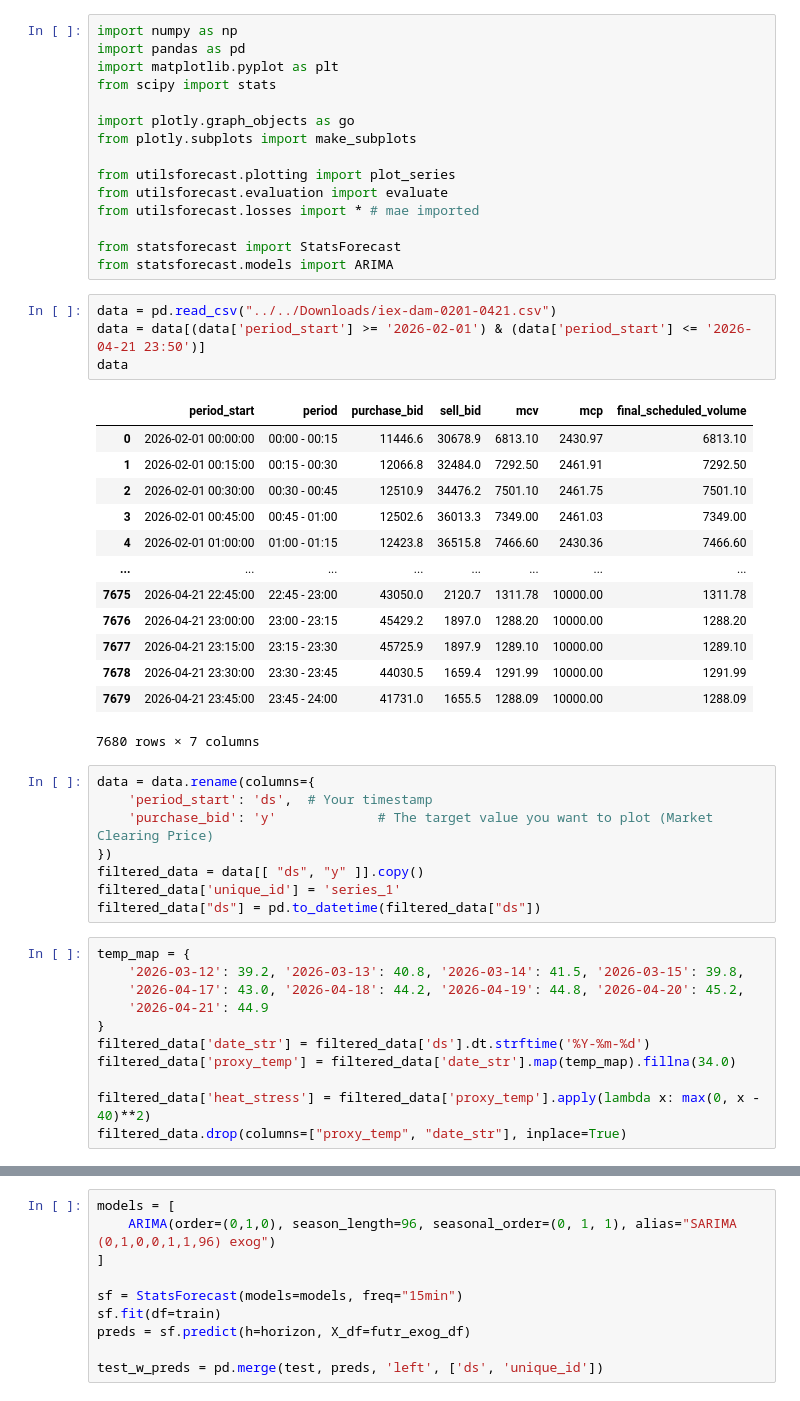
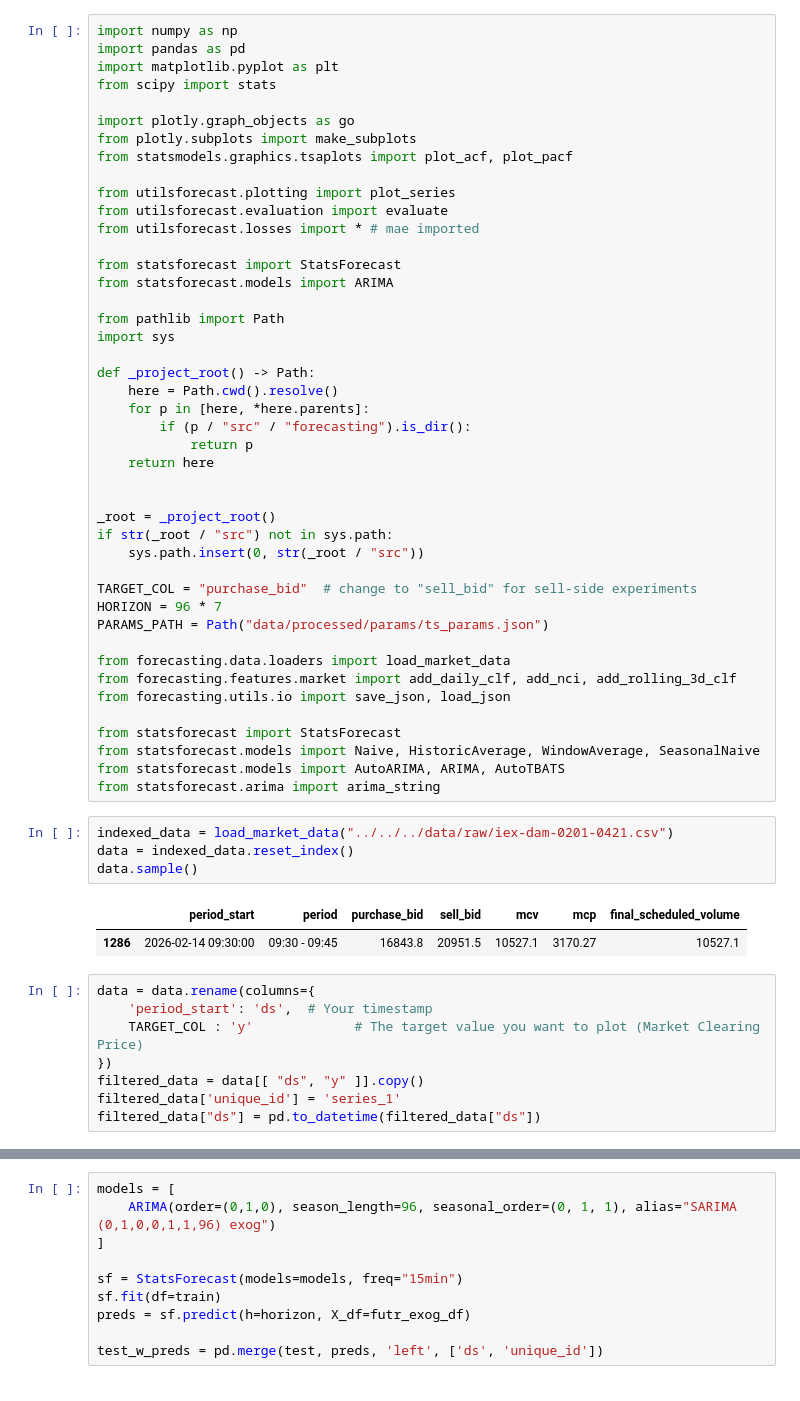
Before and after one commit to dhruvilsangani/EarthSync, a Jupyter notebook: notebooks/05_submission/ts-forecast/Result-PB.ipynb, the cells around one changed output, grey strips where cells are left out. Cells and saved outputs as stored; diff of their text form.

```diff
--- a/notebooks/05_submission/ts-forecast/Result-PB.ipynb
+++ b/notebooks/05_submission/ts-forecast/Result-PB.ipynb
@@ -6,6 +6,7 @@ from scipy import stats
 
 import plotly.graph_objects as go
 from plotly.subplots import make_subplots
+from statsmodels.graphics.tsaplots import plot_acf, plot_pacf
 
 from utilsforecast.plotting import plot_series
 from utilsforecast.evaluation import evaluate
@@ -13,43 +14,49 @@ from utilsforecast.losses import * # mae imported
 
 from statsforecast import StatsForecast
 from statsforecast.models import ARIMA
+
+from pathlib import Path
+import sys
+
+def _project_root() -> Path:
+    here = Path.cwd().resolve()
+    for p in [here, *here.parents]:
+        if (p / "src" / "forecasting").is_dir():
+            return p
+    return here
+
+
+_root = _project_root()
+if str(_root / "src") not in sys.path:
+    sys.path.insert(0, str(_root / "src"))
+
+TARGET_COL = "purchase_bid"  # change to "sell_bid" for sell-side experiments
+HORIZON = 96 * 7
+PARAMS_PATH = Path("data/processed/params/ts_params.json")
+
+from forecasting.data.loaders import load_market_data
+from forecasting.features.market import add_daily_clf, add_nci, add_rolling_3d_clf
+from forecasting.utils.io import save_json, load_json
+
+from statsforecast import StatsForecast
+from statsforecast.models import Naive, HistoricAverage, WindowAverage, SeasonalNaive
+from statsforecast.models import AutoARIMA, ARIMA, AutoTBATS
+from statsforecast.arima import arima_string
 # %%
-data = pd.read_csv("../../Downloads/iex-dam-0201-0421.csv")
-data = data[(data['period_start'] >= '2026-02-01') & (data['period_start'] <= '2026-04-21 23:50')]
-data
+indexed_data = load_market_data("../../../data/raw/iex-dam-0201-0421.csv")
+data = indexed_data.reset_index()
+data.sample()
 # %% [output]
 |  | period_start | period | purchase_bid | sell_bid | mcv | mcp | final_scheduled_volume |
-| 0 | 2026-02-01 00:00:00 | 00:00 - 00:15 | 11446.6 | 30678.9 | 6813.10 | 2430.97 | 6813.10 |
-| 1 | 2026-02-01 00:15:00 | 00:15 - 00:30 | 12066.8 | 32484.0 | 7292.50 | 2461.91 | 7292.50 |
-| 2 | 2026-02-01 00:30:00 | 00:30 - 00:45 | 12510.9 | 34476.2 | 7501.10 | 2461.75 | 7501.10 |
-| 3 | 2026-02-01 00:45:00 | 00:45 - 01:00 | 12502.6 | 36013.3 | 7349.00 | 2461.03 | 7349.00 |
-| 4 | 2026-02-01 01:00:00 | 01:00 - 01:15 | 12423.8 | 36515.8 | 7466.60 | 2430.36 | 7466.60 |
-| ... | ... | ... | ... | ... | ... | ... | ... |
-| 7675 | 2026-04-21 22:45:00 | 22:45 - 23:00 | 43050.0 | 2120.7 | 1311.78 | 10000.00 | 1311.78 |
-| 7676 | 2026-04-21 23:00:00 | 23:00 - 23:15 | 45429.2 | 1897.0 | 1288.20 | 10000.00 | 1288.20 |
-| 7677 | 2026-04-21 23:15:00 | 23:15 - 23:30 | 45725.9 | 1897.9 | 1289.10 | 10000.00 | 1289.10 |
-| 7678 | 2026-04-21 23:30:00 | 23:30 - 23:45 | 44030.5 | 1659.4 | 1291.99 | 10000.00 | 1291.99 |
-| 7679 | 2026-04-21 23:45:00 | 23:45 - 24:00 | 41731.0 | 1655.5 | 1288.09 | 10000.00 | 1288.09 |
+| 1286 | 2026-02-14 09:30:00 | 09:30 - 09:45 | 16843.8 | 20951.5 | 10527.1 | 3170.27 | 10527.1 |
-7680 rows × 7 columns
 # %%
 data = data.rename(columns={
     'period_start': 'ds',  # Your timestamp
-    'purchase_bid': 'y'             # The target value you want to plot (Market Clearing Price)
+    TARGET_COL : 'y'             # The target value you want to plot (Market Clearing Price)
 })
 filtered_data = data[[ "ds", "y" ]].copy()
 filtered_data['unique_id'] = 'series_1'
 filtered_data["ds"] = pd.to_datetime(filtered_data["ds"])
-# %%
-temp_map = {
-    '2026-03-12': 39.2, '2026-03-13': 40.8, '2026-03-14': 41.5, '2026-03-15': 39.8,
-    '2026-04-17': 43.0, '2026-04-18': 44.2, '2026-04-19': 44.8, '2026-04-20': 45.2,
-    '2026-04-21': 44.9
-}
-filtered_data['date_str'] = filtered_data['ds'].dt.strftime('%Y-%m-%d')
-filtered_data['proxy_temp'] = filtered_data['date_str'].map(temp_map).fillna(34.0)
-
-filtered_data['heat_stress'] = filtered_data['proxy_temp'].apply(lambda x: max(0, x - 40)**2)
-filtered_data.drop(columns=["proxy_temp", "date_str"], inplace=True)
 # %%
 horizon = 96*7
 
```
Also changed, not shown: parts of 5 cells of this notebook, 16 other files.
